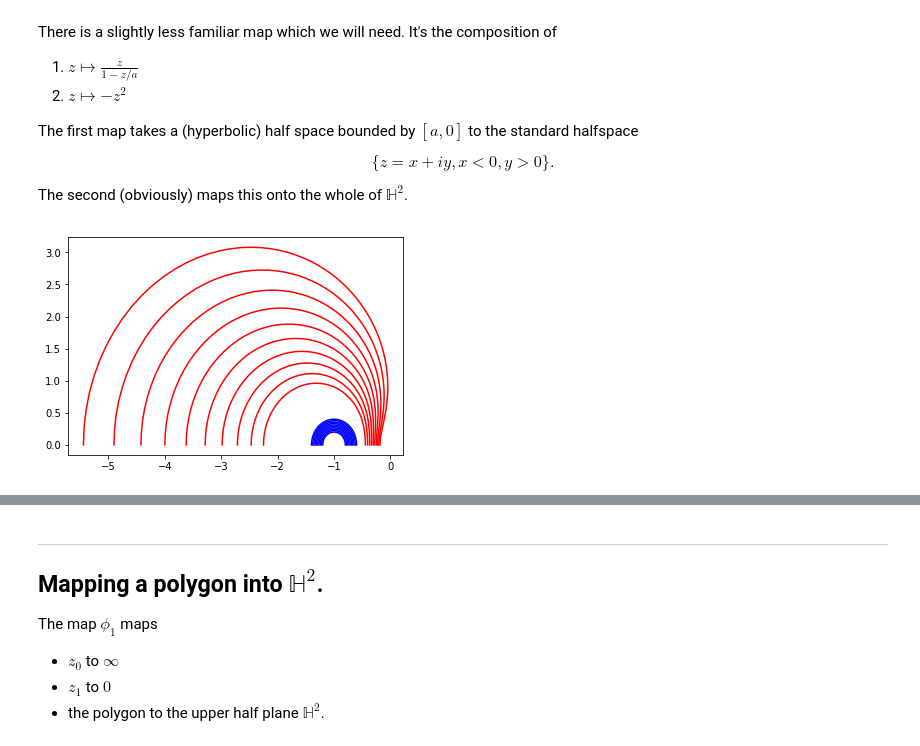
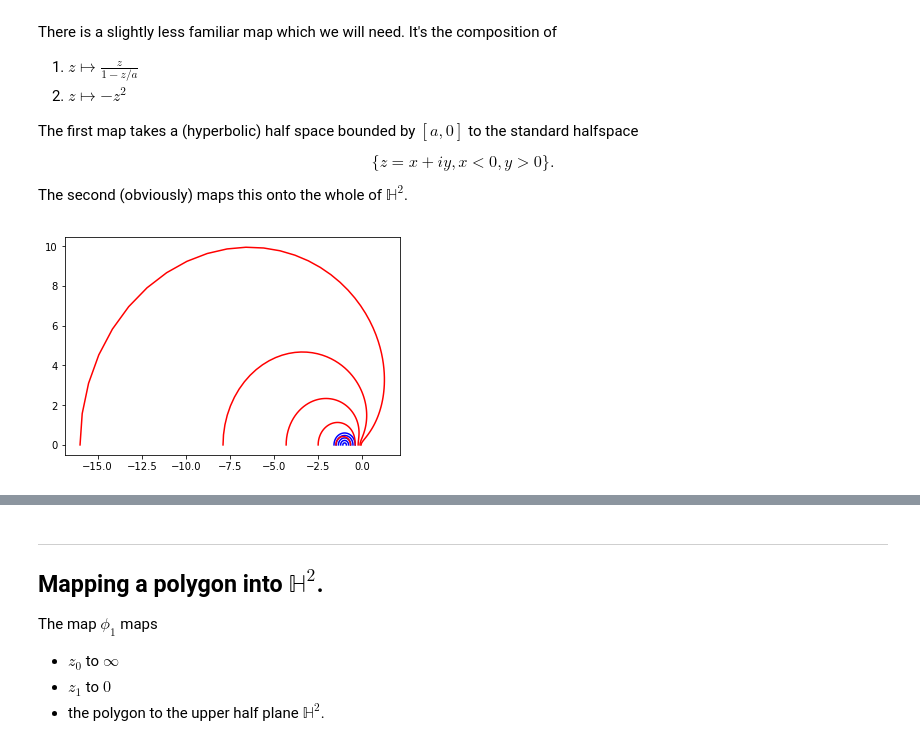
Before and after one commit to macbuse/CONFORMAL, a Jupyter notebook: zipper_conf_prod.ipynb, the cells around one changed output, grey strips where cells are left out. Drawn from its saved outputs; the diff is of its cells as text; code cells hidden in the pictures.

```diff
--- a/zipper_conf_prod.ipynb
+++ b/zipper_conf_prod.ipynb
@@ -216,14 +199,13 @@ def plane2half(a,z):
 # %%
 T = np.linspace(0, np.pi, 120)
 ZS = np.cos(T) + 1J*np.sin(T)
 
-R  = .4
+R  = np.linspace(.1, .6, 5)
 
-for r in np.linspace(.2, R, 10):
+for r in R:
     plt_cplx( r*ZS - 1, sty='b-')
-
-for r in np.linspace(.2, R, 10):
+for r in R:
     WS = np.array(list(map(lambda z: half2plane(-2, z), r*ZS - 1)))
     plt_cplx(WS)
 # %% [output]
-[figure, old version]
+[figure, new version]
```
Also changed, not shown: parts of 5 cells of this notebook.
